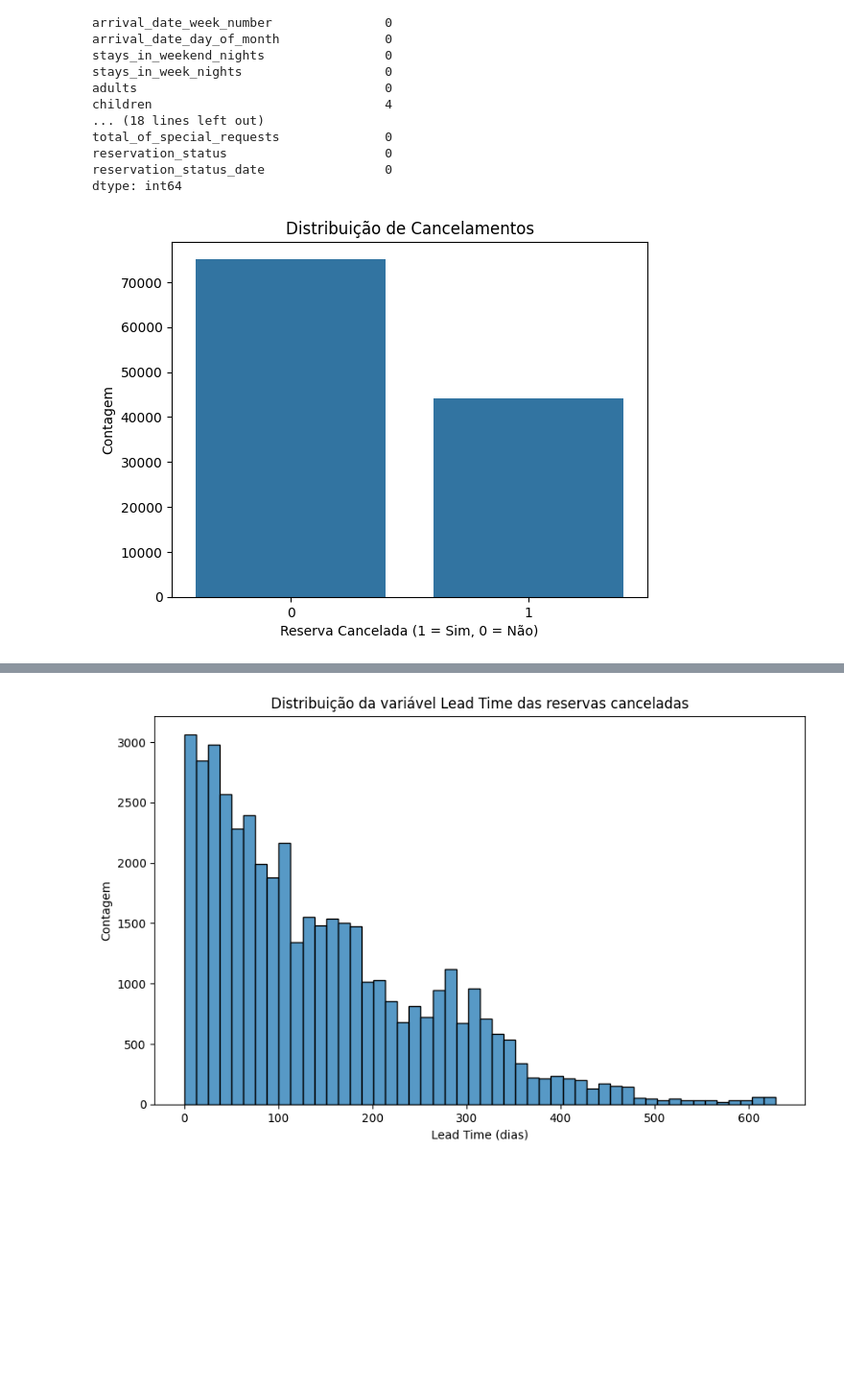
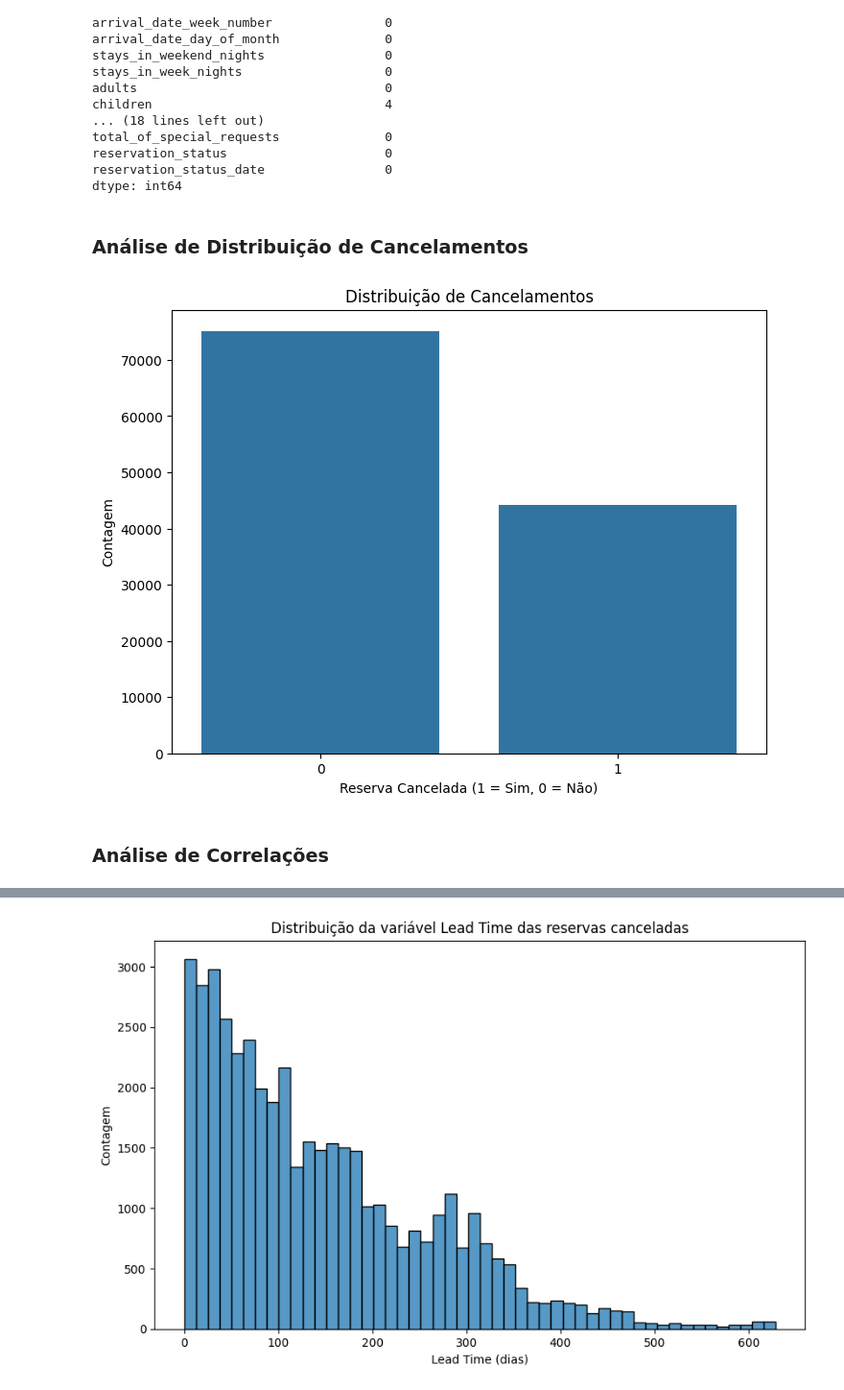
Before and after one commit to bigarcia/pece_eEDB-001_mineiracao_de_dados, a Jupyter notebook: Projeto_Final_Previsão_de_Cancelamento_de_Reservas.ipynb, the cells around one changed output, grey strips where cells are left out. Shown at 96% size. Saved outputs shown, nothing was run; the diff lists cells and outputs as text; code cells hidden in the pictures; blank space fills up the shorter version.

Commit message:
Atualiza código

```diff
--- a/Projeto_Final_Previsão_de_Cancelamento_de_Reservas.ipynb
+++ b/Projeto_Final_Previsão_de_Cancelamento_de_Reservas.ipynb
@@ -127,23 +126,28 @@ total_of_special_requests              0
 reservation_status                     0
 reservation_status_date                0
 dtype: int64
-# %%
-# Excluir colunas irrelevantes ou com muitos valores nulos
-# Remoção das colunas 'company', 'agent' e 'reservation_status_date', que não são necessárias.
-data = data.drop(['company', 'agent', 'reservation_status_date'], axis=1)
-
-# Substituir valores nulos
-data['children'] = data['children'].fillna(0)
+# %%
+# Remover linhas com valores nulos
+# data.dropna(inplace=True) # Esse código removeu várias linhas e o dataset ficou pequeno
+
+### Exclusão de Colunas Irrelevantes ou com muitos valores ausentes
+data.drop(columns=['company', 'agent'], inplace=True, errors='ignore')
+
+# Substituir valores nulos
+data['children'] = data['children'].fillna(0)
+# %% [markdown]
+### Análise de Distribuição de Cancelamentos
 # %%
 # Visualização da distribuição de reservas canceladas e não canceladas.
-def plot_cancel_distribution(data):
-    sns.countplot(x='is_canceled', data=data)
-    plt.title('Distribuição de Cancelamentos')
-    plt.xlabel('Reserva Cancelada (1 = Sim, 0 = Não)')
-    plt.ylabel('Contagem')
-    plt.show()
 
-plot_cancel_distribution(data)
+plt.figure(figsize=(8, 6))
+sns.countplot(data=data, x='is_canceled')
+plt.title("Distribuição de Cancelamentos")
+plt.xlabel('Reserva Cancelada (1 = Sim, 0 = Não)')
+plt.ylabel('Contagem')
+plt.show()
 # %% [output]
-[figure, old version]
+[figure, new version]
+# %% [markdown]
+### Análise de Correlações
 # %%
```
Also changed, not shown: parts of 43 cells of this notebook.
